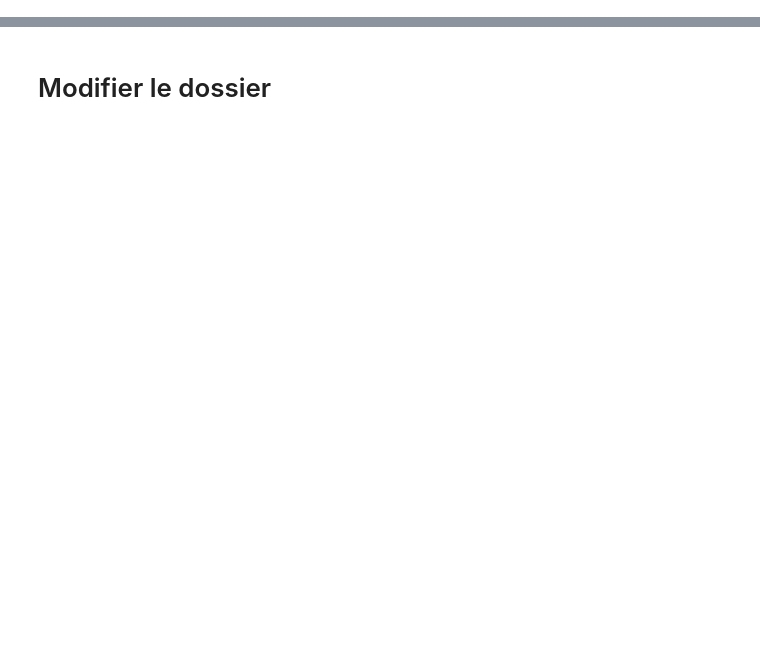
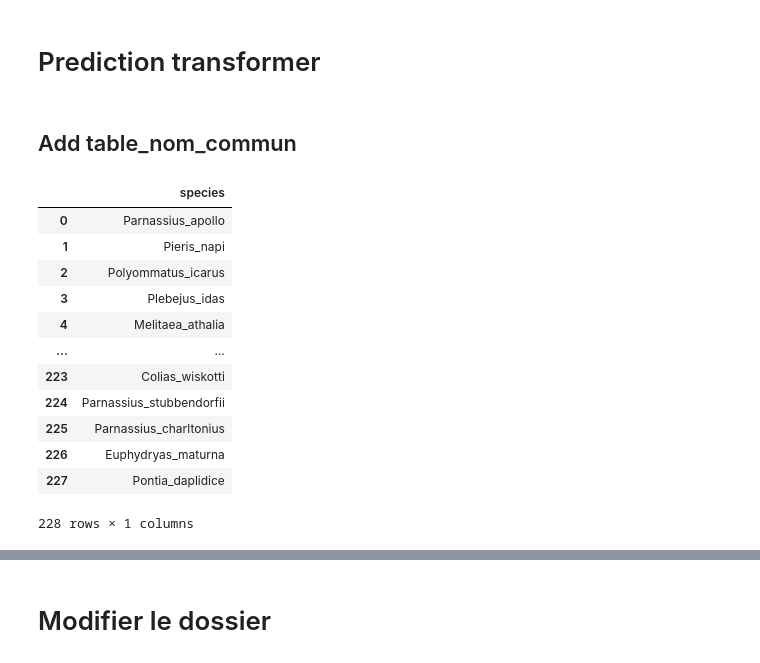
Before and after one commit to Em3line/Butterfly_identification, a Jupyter notebook: notebooks/API_emeline.ipynb, the cells around one changed output, grey strips where cells are left out. Saved outputs shown, nothing was run; the diff lists cells and outputs as text; code cells hidden in the pictures; blank space fills up the shorter version.

```diff
--- a/notebooks/API_emeline.ipynb
+++ b/notebooks/API_emeline.ipynb
@@ -37,0 +78,20 @@ A partir du dossier (3 images par espèce), faire une fonction qui prend les esp
+# %% [markdown]
+# Prediction transformer
+# %% [markdown]
+## Add table_nom_commun
+# %%
+table
+# %% [output]
+|  | species |
+| 0 | Parnassius_apollo |
+| 1 | Pieris_napi |
+| 2 | Polyommatus_icarus |
+| 3 | Plebejus_idas |
+| 4 | Melitaea_athalia |
+| ... | ... |
+| 223 | Colias_wiskotti |
+| 224 | Parnassius_stubbendorfii |
+| 225 | Parnassius_charltonius |
+| 226 | Euphydryas_maturna |
+| 227 | Pontia_daplidice |
+228 rows × 1 columns
```
Also changed, not shown: parts of 46 cells of this notebook.
